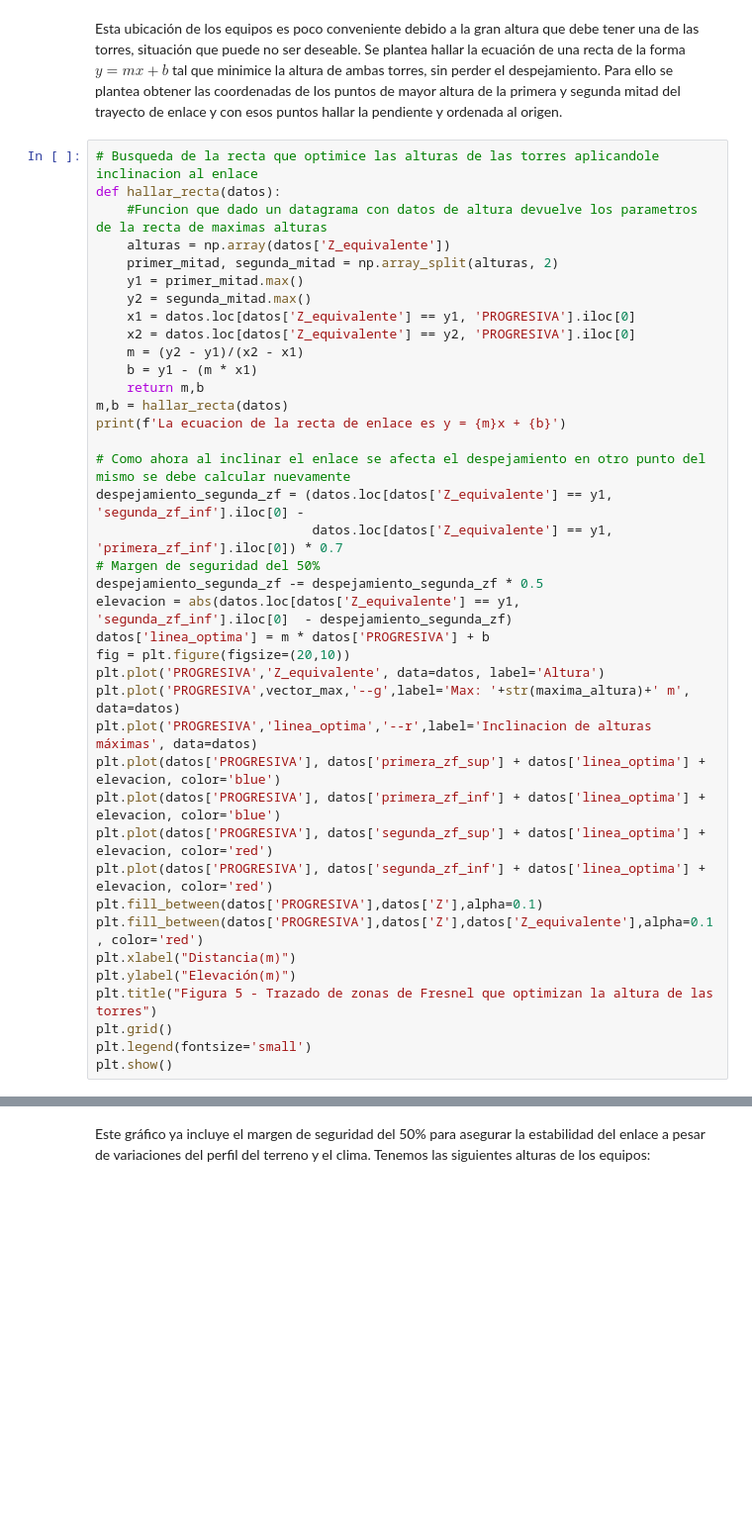
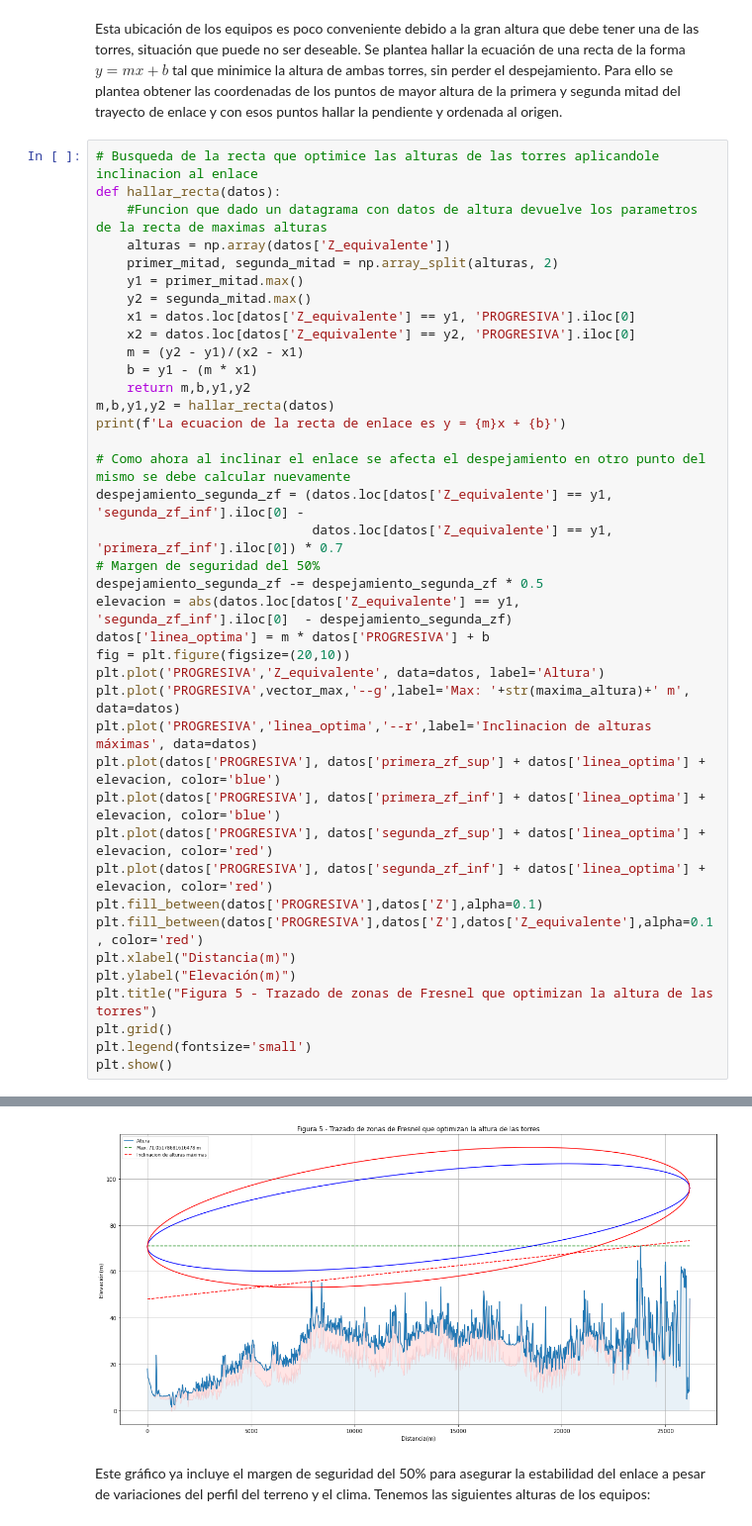
Before and after one commit to carlosmgc2003/calculo_enlace, a Jupyter notebook: tp_calculo_enlace.ipynb, the cells around one changed output, grey strips where cells are left out. Shown at 99% size. Cells and saved outputs as stored; diff of their text form; blank space fills up the shorter version.

Commit message:
Corregido bug de hallar recta

```diff
--- a/tp_calculo_enlace.ipynb
+++ b/tp_calculo_enlace.ipynb
@@ -253,8 +253,8 @@ def hallar_recta(datos):
     x2 = datos.loc[datos['Z_equivalente'] == y2, 'PROGRESIVA'].iloc[0]
     m = (y2 - y1)/(x2 - x1)
     b = y1 - (m * x1)
-    return m,b
-m,b = hallar_recta(datos)
+    return m,b,y1,y2
+m,b,y1,y2 = hallar_recta(datos)
 print(f'La ecuacion de la recta de enlace es y = {m}x + {b}')
 
 # Como ahora al inclinar el enlace se afecta el despejamiento en otro punto del mismo se debe calcular nuevamente
@@ -286,3 +285,4 @@ NameError: name 'y1' is not defined
+[figure, added]
 # %% [markdown]
 Este gráfico ya incluye el margen de seguridad del 50% para asegurar la estabilidad del enlace a pesar de variaciones
 del perfil del terreno y el clima. Tenemos las siguientes alturas de los equipos:
```
Also changed, not shown: parts of 1 cell of this notebook.
